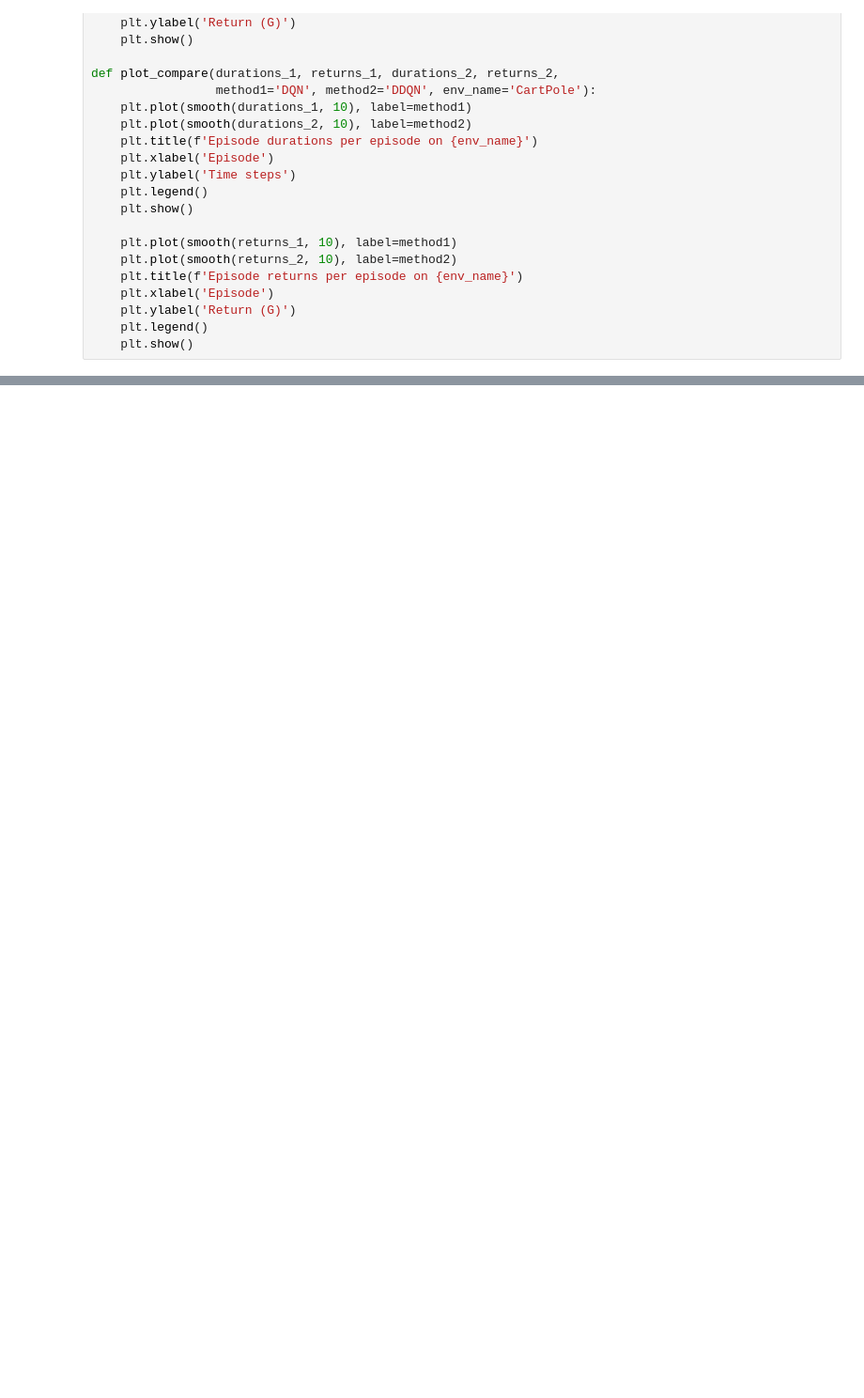
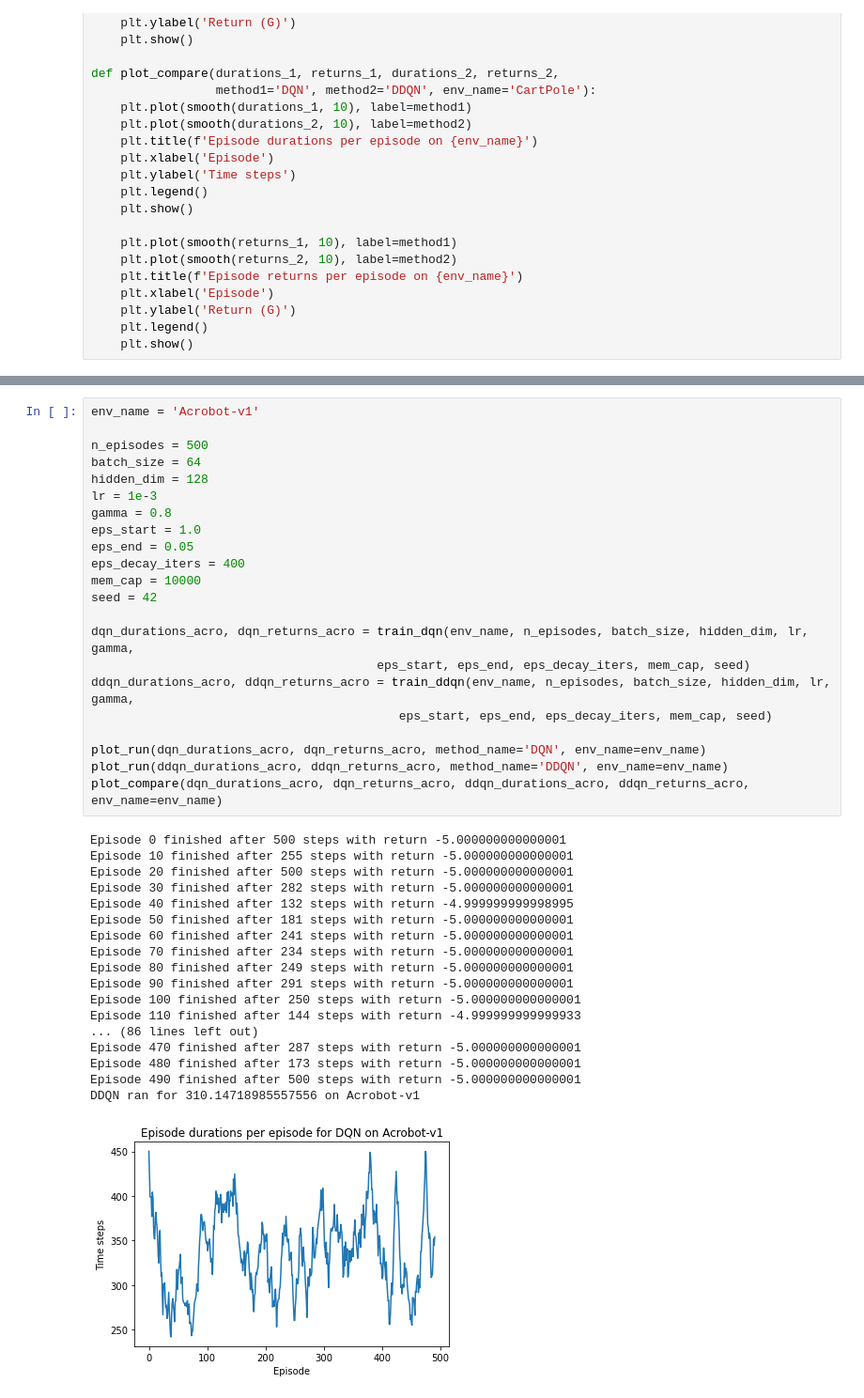
Before and after one commit to KJ-Waller/UvA-RL-Project, a Jupyter notebook: RL_Project.ipynb, the cells around one changed output, grey strips where cells are left out. Shown: that part at 94% size. Cells and saved outputs as stored; diff of their text form; blank space fills up the shorter version.

```diff
--- a/RL_Project.ipynb
+++ b/RL_Project.ipynb
@@ -113,0 +137,41 @@ plot_compare(dqn_durations, dqn_returns, ddqn_durations, ddqn_returns)
+# %%
+env_name = 'Acrobot-v1'
+
+n_episodes = 500
+batch_size = 64
+hidden_dim = 128
+lr = 1e-3
+gamma = 0.8
+eps_start = 1.0
+eps_end = 0.05
+eps_decay_iters = 400
+mem_cap = 10000
+seed = 42
+
+dqn_durations_acro, dqn_returns_acro = train_dqn(env_name, n_episodes, batch_size, hidden_dim, lr, gamma,
+                                       eps_start, eps_end, eps_decay_iters, mem_cap, seed)
+ddqn_durations_acro, ddqn_returns_acro = train_ddqn(env_name, n_episodes, batch_size, hidden_dim, lr, gamma,
+                                          eps_start, eps_end, eps_decay_iters, mem_cap, seed)
+
+plot_run(dqn_durations_acro, dqn_returns_acro, method_name='DQN', env_name=env_name)
+plot_run(ddqn_durations_acro, ddqn_returns_acro, method_name='DDQN', env_name=env_name)
+plot_compare(dqn_durations_acro, dqn_returns_acro, ddqn_durations_acro, ddqn_returns_acro, env_name=env_name)
+# %% [output]
+Episode 0 finished after 500 steps with return -5.000000000000001
+Episode 10 finished after 255 steps with return -5.000000000000001
+Episode 20 finished after 500 steps with return -5.000000000000001
+Episode 30 finished after 282 steps with return -5.000000000000001
+Episode 40 finished after 132 steps with return -4.999999999998995
+Episode 50 finished after 181 steps with return -5.000000000000001
+Episode 60 finished after 241 steps with return -5.000000000000001
+Episode 70 finished after 234 steps with return -5.000000000000001
+Episode 80 finished after 249 steps with return -5.000000000000001
+Episode 90 finished after 291 steps with return -5.000000000000001
+Episode 100 finished after 250 steps with return -5.000000000000001
+Episode 110 finished after 144 steps with return -4.999999999999933
+... (86 lines left out)
+Episode 470 finished after 287 steps with return -5.000000000000001
+Episode 480 finished after 173 steps with return -5.000000000000001
+Episode 490 finished after 500 steps with return -5.000000000000001
+DDQN ran for 310.14718985557556 on Acrobot-v1
+[figure, added]
```
Also changed, not shown: parts of 10 cells of this notebook.
